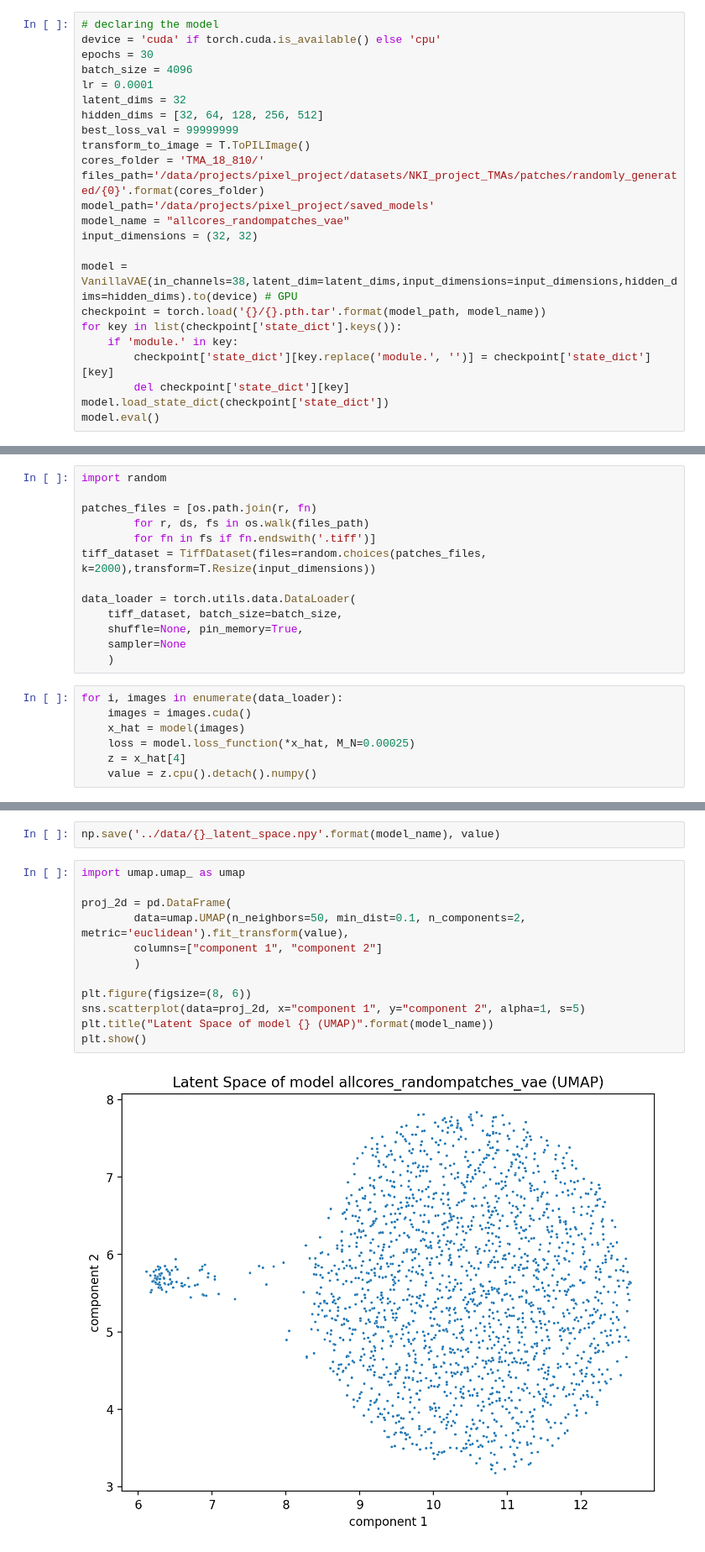
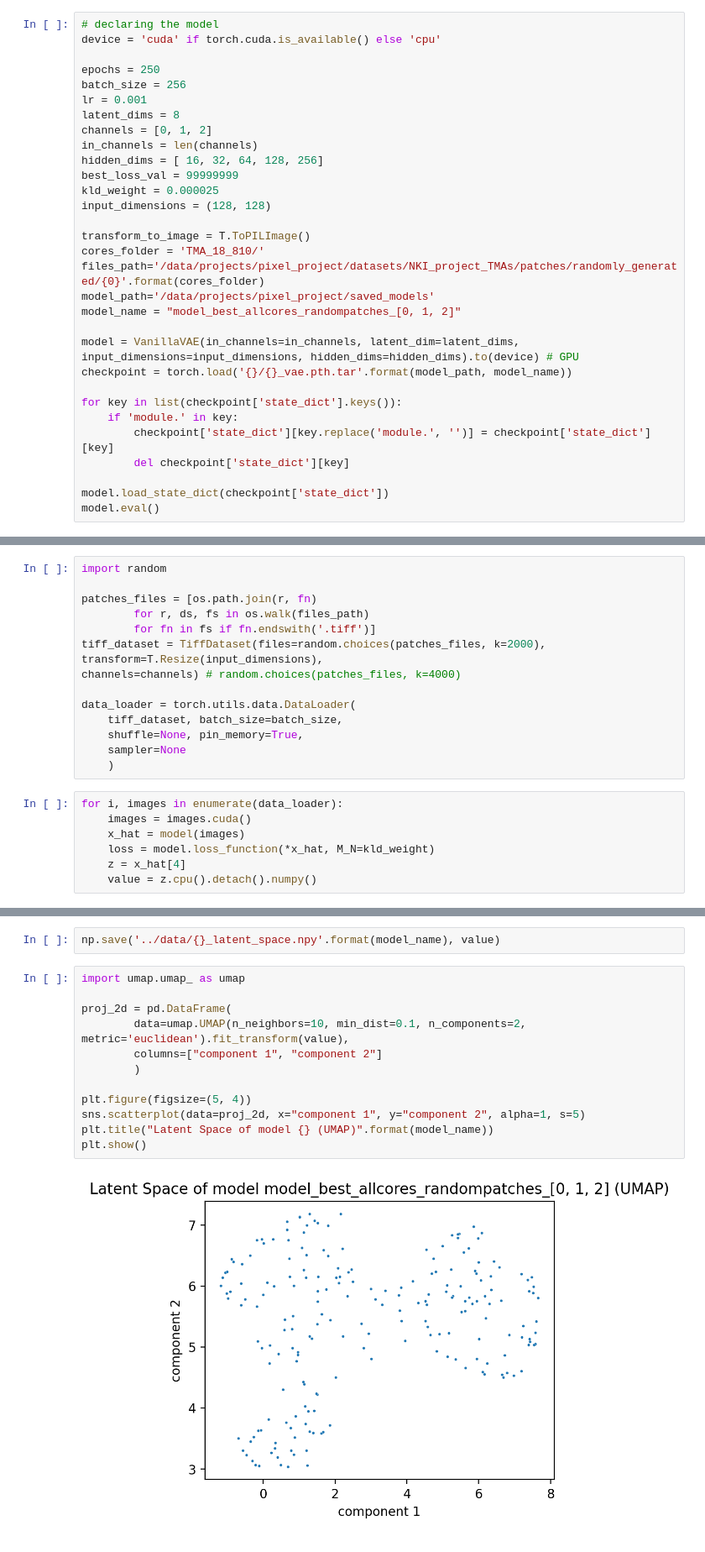
Before and after one commit to farkkilab/pixel_ai, a Jupyter notebook: notebooks/test_get_vanilla_vae_latent_space.ipynb, the cells around one changed output, grey strips where cells are left out. Shown at 84% size. Drawn from its saved outputs; the diff is of its cells as text.

Commit message:
visualize latent space of current best model

```diff
--- a/notebooks/test_get_vanilla_vae_latent_space.ipynb
+++ b/notebooks/test_get_vanilla_vae_latent_space.ipynb
@@ -22,25 +22,32 @@ from utils import ProgressMeter, AverageMeter, save_checkpoint, TiffDataset
 # %%
 # declaring the model
 device = 'cuda' if torch.cuda.is_available() else 'cpu'
-epochs = 30
-batch_size = 4096
-lr = 0.0001
-latent_dims = 32
-hidden_dims = [32, 64, 128, 256, 512]
+
+epochs = 250
+batch_size = 256
+lr = 0.001
+latent_dims = 8
+channels = [0, 1, 2]
+in_channels = len(channels)
+hidden_dims = [ 16, 32, 64, 128, 256]
 best_loss_val = 99999999
+kld_weight = 0.000025
+input_dimensions = (128, 128)
+
 transform_to_image = T.ToPILImage()
 cores_folder = 'TMA_18_810/'
 files_path='/data/projects/pixel_project/datasets/NKI_project_TMAs/patches/randomly_generated/{0}'.format(cores_folder)
 model_path='/data/projects/pixel_project/saved_models'
-model_name = "allcores_randompatches_vae"
-input_dimensions = (32, 32)
+model_name = "model_best_allcores_randompatches_[0, 1, 2]"
 
-model = VanillaVAE(in_channels=38,latent_dim=latent_dims,input_dimensions=input_dimensions,hidden_dims=hidden_dims).to(device) # GPU
-checkpoint = torch.load('{}/{}.pth.tar'.format(model_path, model_name))
+model = VanillaVAE(in_channels=in_channels, latent_dim=latent_dims, input_dimensions=input_dimensions, hidden_dims=hidden_dims).to(device) # GPU
+checkpoint = torch.load('{}/{}_vae.pth.tar'.format(model_path, model_name))
+
 for key in list(checkpoint['state_dict'].keys()):
     if 'module.' in key:
         checkpoint['state_dict'][key.replace('module.', '')] = checkpoint['state_dict'][key]
         del checkpoint['state_dict'][key]
+
 model.load_state_dict(checkpoint['state_dict'])
 model.eval()
 # %% [output]
@@ -67,7 +74,9 @@ import random
 patches_files = [os.path.join(r, fn)
         for r, ds, fs in os.walk(files_path)
         for fn in fs if fn.endswith('.tiff')]
-tiff_dataset = TiffDataset(files=random.choices(patches_files, k=2000),transform=T.Resize(input_dimensions))
+tiff_dataset = TiffDataset(files=random.choices(patches_files, k=2000),
+transform=T.Resize(input_dimensions),
+channels=channels) # random.choices(patches_files, k=4000)
 
 data_loader = torch.utils.data.DataLoader(
     tiff_dataset, batch_size=batch_size,
@@ -78,6 +87,6 @@ data_loader = torch.utils.data.DataLoader(
 for i, images in enumerate(data_loader):
     images = images.cuda()
     x_hat = model(images)
-    loss = model.loss_function(*x_hat, M_N=0.00025)
+    loss = model.loss_function(*x_hat, M_N=kld_weight)
     z = x_hat[4]
     value = z.cpu().detach().numpy()
@@ -86,17 +99,17 @@ np.save('../data/{}_latent_space.npy'.format(model_name), value)
 # %%
 import umap.umap_ as umap
 
 proj_2d = pd.DataFrame(
-        data=umap.UMAP(n_neighbors=50, min_dist=0.1, n_components=2, metric='euclidean').fit_transform(value),
+        data=umap.UMAP(n_neighbors=10, min_dist=0.1, n_components=2, metric='euclidean').fit_transform(value),
         columns=["component 1", "component 2"]
         )
 
-plt.figure(figsize=(8, 6))
+plt.figure(figsize=(5, 4))
 sns.scatterplot(data=proj_2d, x="component 1", y="component 2", alpha=1, s=5)
 plt.title("Latent Space of model {} (UMAP)".format(model_name))
 plt.show()
 # %% [output]
-[figure, old version]
+[figure, new version]
 # %%
 proj_2d_tsne = pd.DataFrame(
         data=TSNE(n_components=2, verbose=1, perplexity=40, n_iter=300).fit_transform(value),
```
Also changed, not shown: parts of 3 cells of this notebook.
